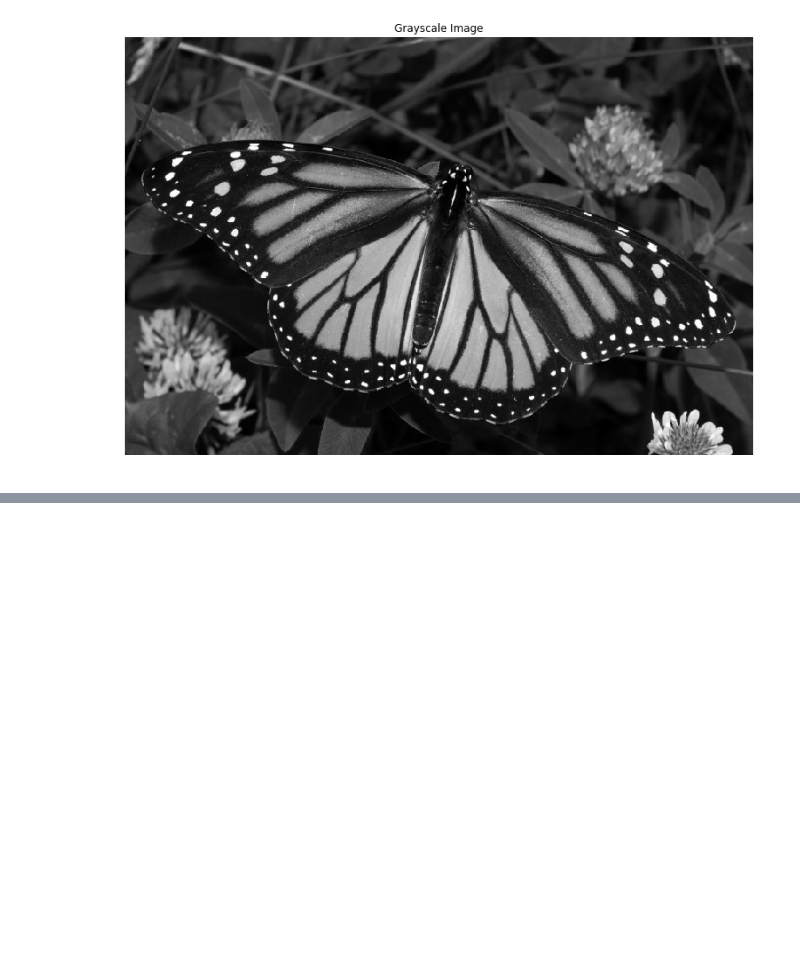
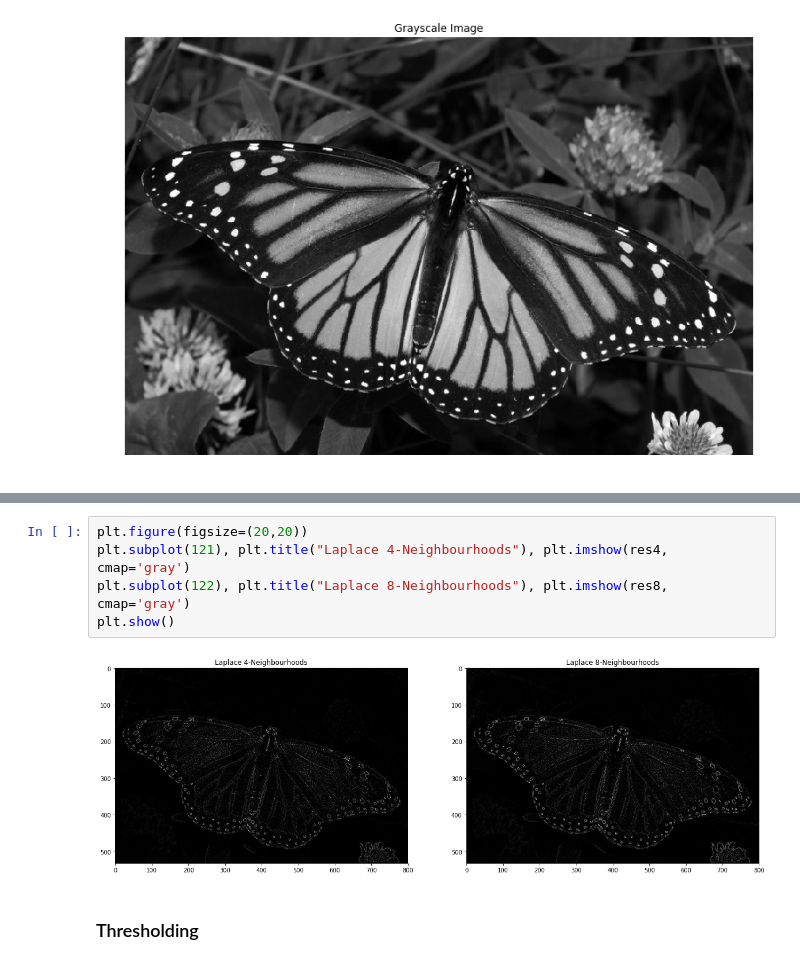
Before and after one commit to ghaiszaher/Image-Processing-Lab, a Jupyter notebook: jupyter/04-edge_detector.ipynb, the cells around one changed output, grey strips where cells are left out. Drawn from its saved outputs; the diff is of its cells as text; blank space fills up the shorter version.

```diff
--- a/jupyter/04-edge_detector.ipynb
+++ b/jupyter/04-edge_detector.ipynb
@@ -156,0 +124,9 @@ array([[ 0, -1, -2, ...,  0,  0,  0],
+# %%
+plt.figure(figsize=(20,20))
+plt.subplot(121), plt.title("Laplace 4-Neighbourhoods"), plt.imshow(res4, cmap='gray')
+plt.subplot(122), plt.title("Laplace 8-Neighbourhoods"), plt.imshow(res8, cmap='gray')
+plt.show()
+# %% [output]
+[figure, added]
+# %% [markdown]
+### Thresholding
```
Also changed, not shown: parts of 6 cells of this notebook.
